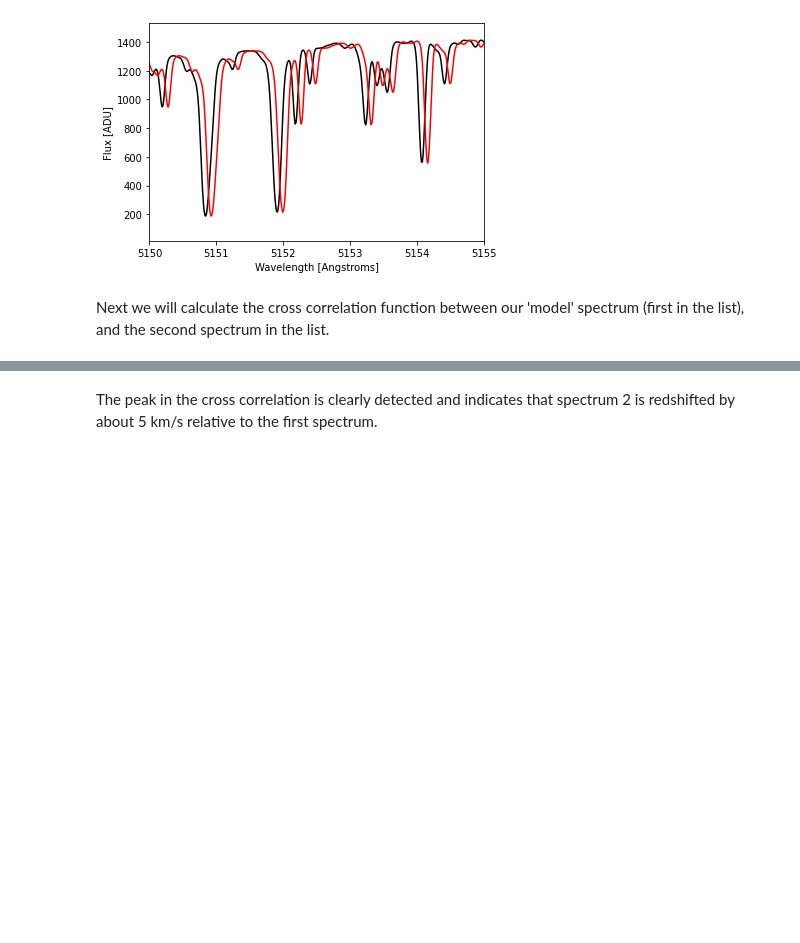
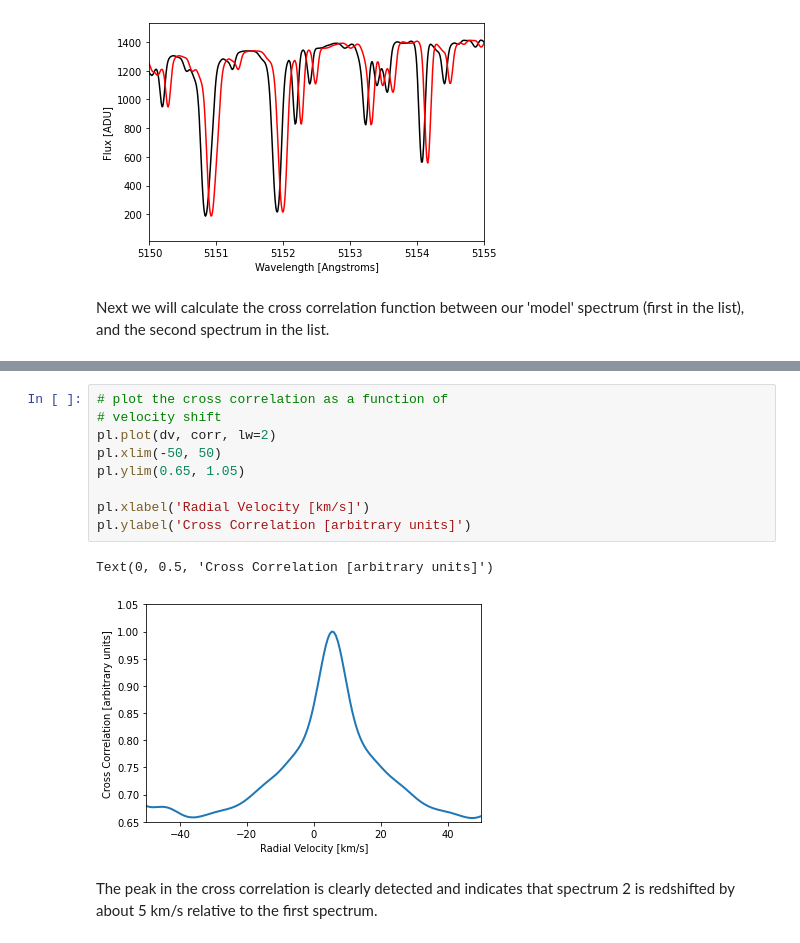
Before and after one commit to bjfultn/sagan-2020, a Jupyter notebook: tutorials/rv/Radial Velocity Measurement.ipynb, the cells around one changed output, grey strips where cells are left out. Drawn from its saved outputs; the diff is of its cells as text; blank space fills up the shorter version.

```diff
--- a/tutorials/rv/Radial Velocity Measurement.ipynb
+++ b/tutorials/rv/Radial Velocity Measurement.ipynb
@@ -143,3 +181,15 @@ Text(0, 0.5, 'Cross Correlation [arbitrary units]')
+# %%
+# plot the cross correlation as a function of
+# velocity shift
+pl.plot(dv, corr, lw=2)
+pl.xlim(-50, 50)
+pl.ylim(0.65, 1.05)
+
+pl.xlabel('Radial Velocity [km/s]')
+pl.ylabel('Cross Correlation [arbitrary units]')
+# %% [output]
+Text(0, 0.5, 'Cross Correlation [arbitrary units]')
+[figure, added]
 # %% [markdown]
 The peak in the cross correlation is clearly detected and indicates that spectrum 2 is redshifted by about 5 km/s relative to the first spectrum.
 # %% [markdown]
```
Also changed, not shown: parts of 2 cells of this notebook, 1 other file.
